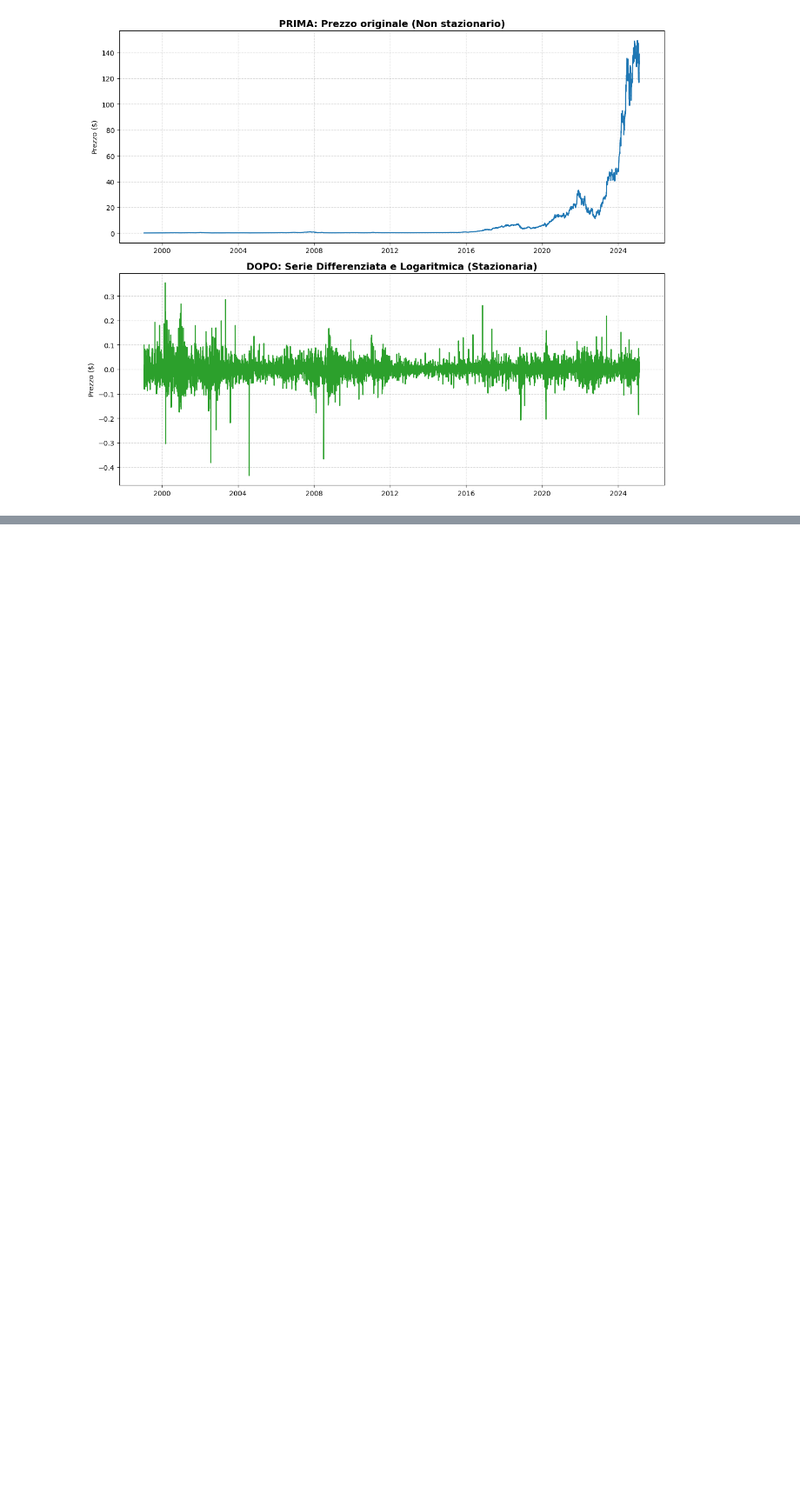
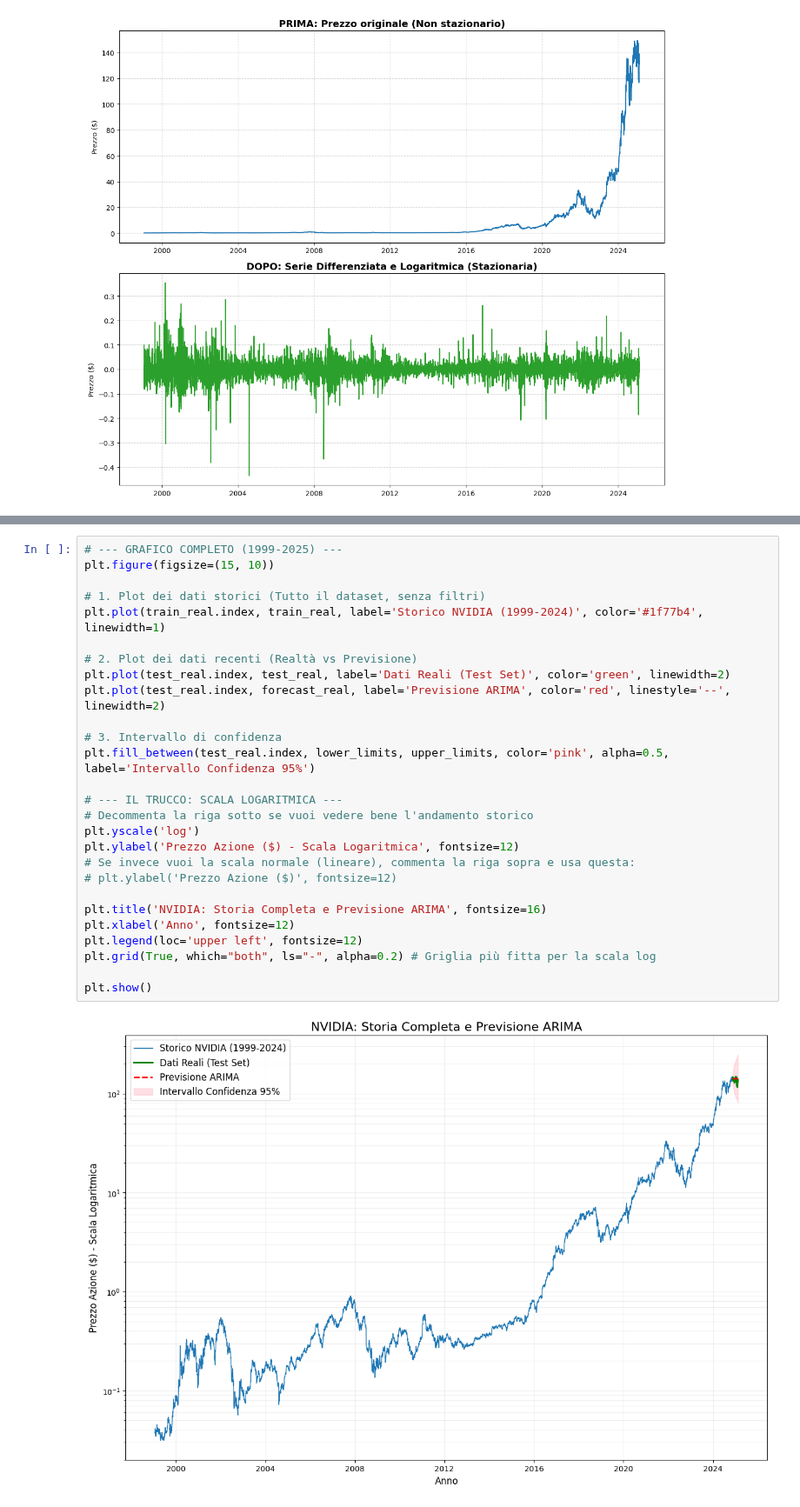
Before and after one commit to grannico/Progetti_DataScience_25-26, a Jupyter notebook: forecasting.ipynb, the cells around one changed output, grey strips where cells are left out. Shown at 87% size. Drawn from its saved outputs; the diff is of its cells as text; blank space fills up the shorter version.

```diff
--- a/forecasting.ipynb
+++ b/forecasting.ipynb
@@ -200,0 +361,29 @@ plt.show()
+# %%
+# --- GRAFICO COMPLETO (1999-2025) ---
+plt.figure(figsize=(15, 10))
+
+# 1. Plot dei dati storici (Tutto il dataset, senza filtri)
+plt.plot(train_real.index, train_real, label='Storico NVIDIA (1999-2024)', color='#1f77b4', linewidth=1)
+
+# 2. Plot dei dati recenti (Realtà vs Previsione)
+plt.plot(test_real.index, test_real, label='Dati Reali (Test Set)', color='green', linewidth=2)
+plt.plot(test_real.index, forecast_real, label='Previsione ARIMA', color='red', linestyle='--', linewidth=2)
+
+# 3. Intervallo di confidenza
+plt.fill_between(test_real.index, lower_limits, upper_limits, color='pink', alpha=0.5, label='Intervallo Confidenza 95%')
+
+# --- IL TRUCCO: SCALA LOGARITMICA ---
+# Decommenta la riga sotto se vuoi vedere bene l'andamento storico
+plt.yscale('log')
+plt.ylabel('Prezzo Azione ($) - Scala Logaritmica', fontsize=12)
+# Se invece vuoi la scala normale (lineare), commenta la riga sopra e usa questa:
+# plt.ylabel('Prezzo Azione ($)', fontsize=12)
+
+plt.title('NVIDIA: Storia Completa e Previsione ARIMA', fontsize=16)
+plt.xlabel('Anno', fontsize=12)
+plt.legend(loc='upper left', fontsize=12)
+plt.grid(True, which="both", ls="-", alpha=0.2) # Griglia più fitta per la scala log
+
+plt.show()
+# %% [output]
+[figure, added]
```
Also changed, not shown: parts of 14 cells of this notebook, 4 other files.
